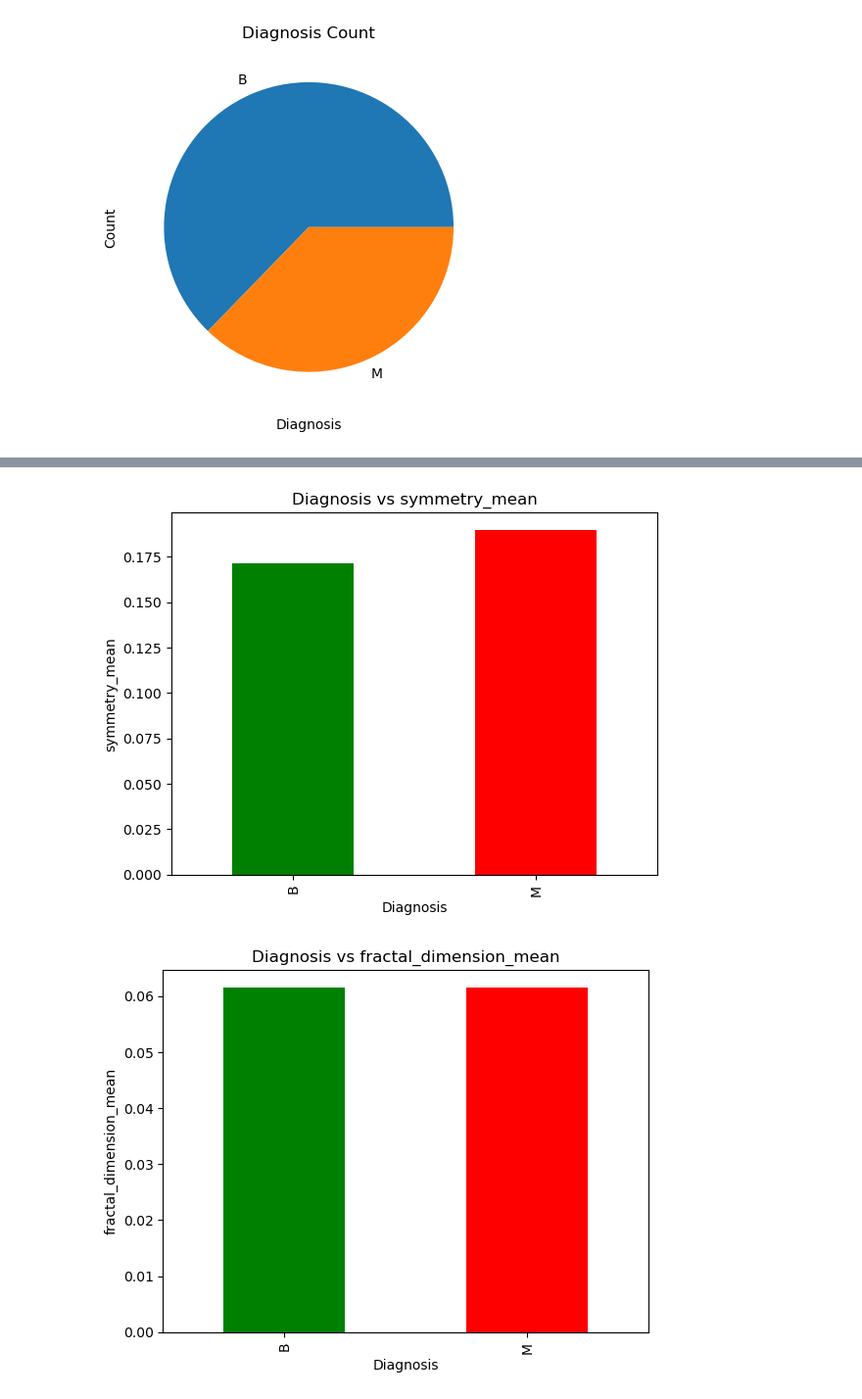
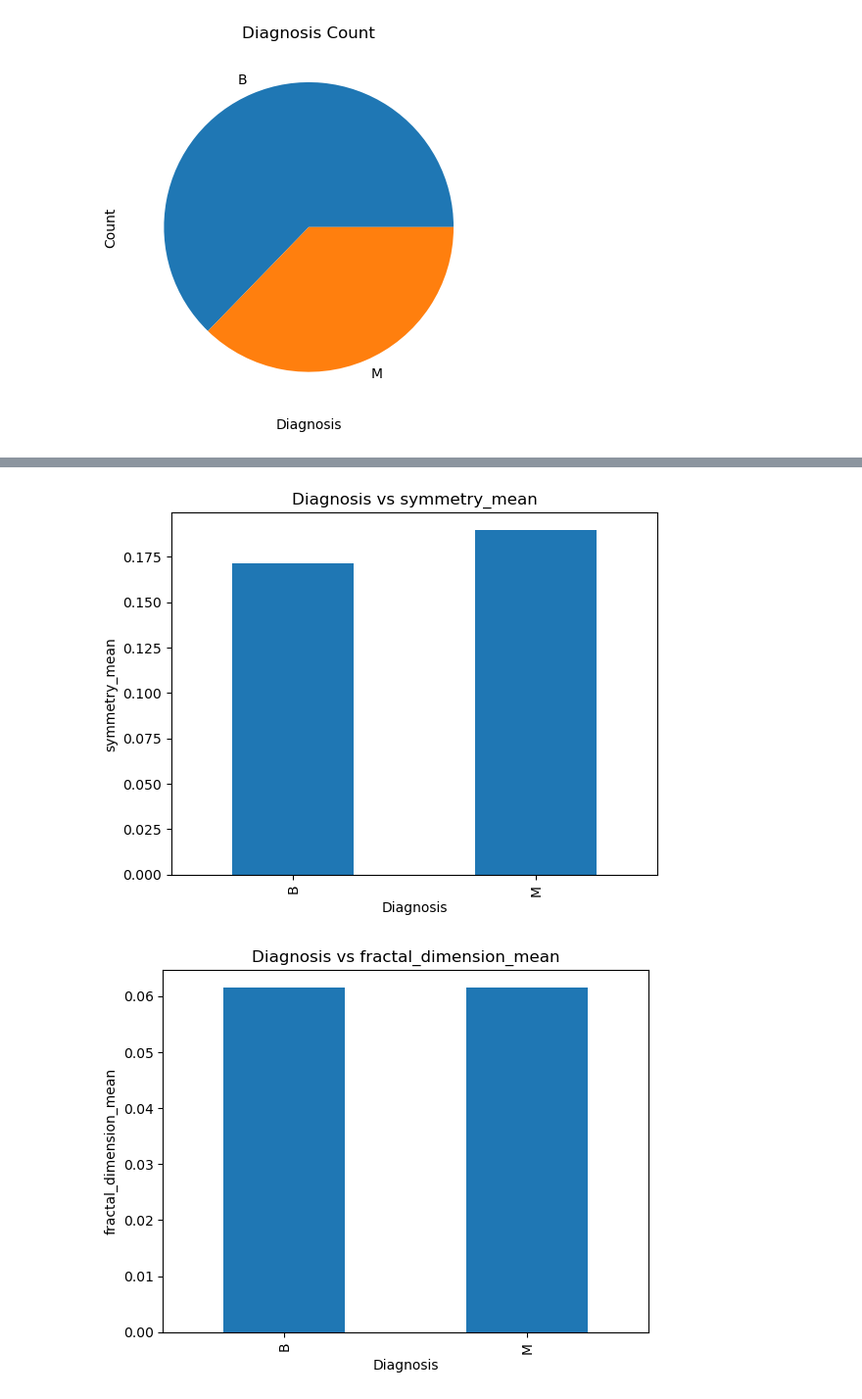
Before and after one commit to 1745-bhanu/projects, a Jupyter notebook: breastCancerAnalysisPrediction/breastCancerAnalysisPrediction.ipynb, the cells around one changed output, grey strips where cells are left out. Shown at 98% size. Cells and saved outputs as stored; diff of their text form; code cells hidden in the pictures.

Commit message:
change bar graph color

```diff
--- a/breastCancerAnalysisPrediction/breastCancerAnalysisPrediction.ipynb
+++ b/breastCancerAnalysisPrediction/breastCancerAnalysisPrediction.ipynb
@@ -43,7 +43,7 @@ data.columns
 cols = ['radius_mean', 'texture_mean', 'perimeter_mean', 'area_mean', 'smoothness_mean', 'compactness_mean', 'concavity_mean','concave points_mean', 'symmetry_mean', 'fractal_dimension_mean']
 
 for col in cols:
-    data.groupby('diagnosis')[col].median().plot(kind='bar', color=['green', 'red'])
+    data.groupby('diagnosis')[col].median().plot(kind='bar')
     plt.xlabel('Diagnosis')
     plt.ylabel(col)
     plt.title("Diagnosis vs "+ col)
@@ -60,2 +60,2 @@ for col in cols:
-[figure, old version]
+[figure, new version]
-[figure, old version]
+[figure, new version]
```
Also changed, not shown: parts of 1 cell of this notebook.
